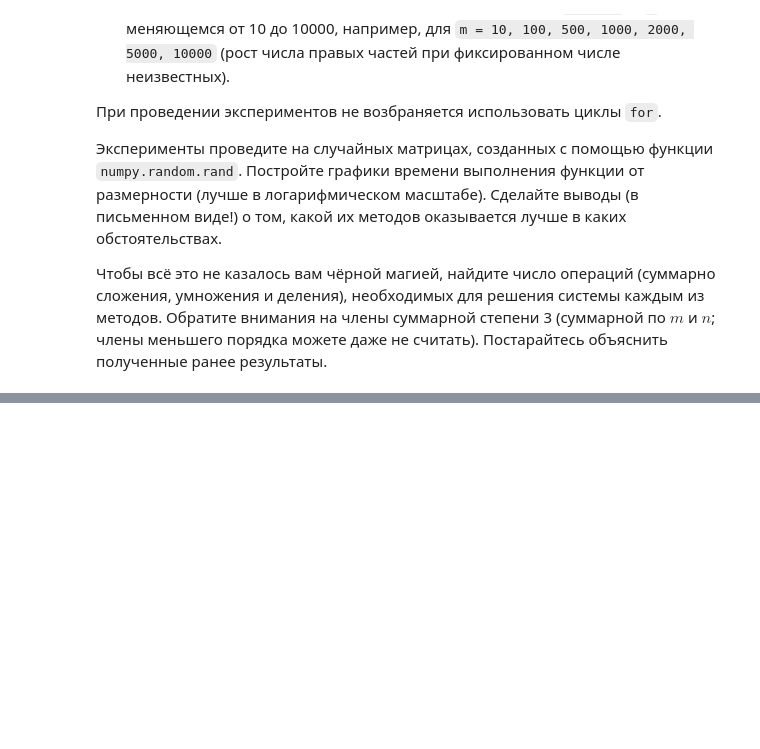
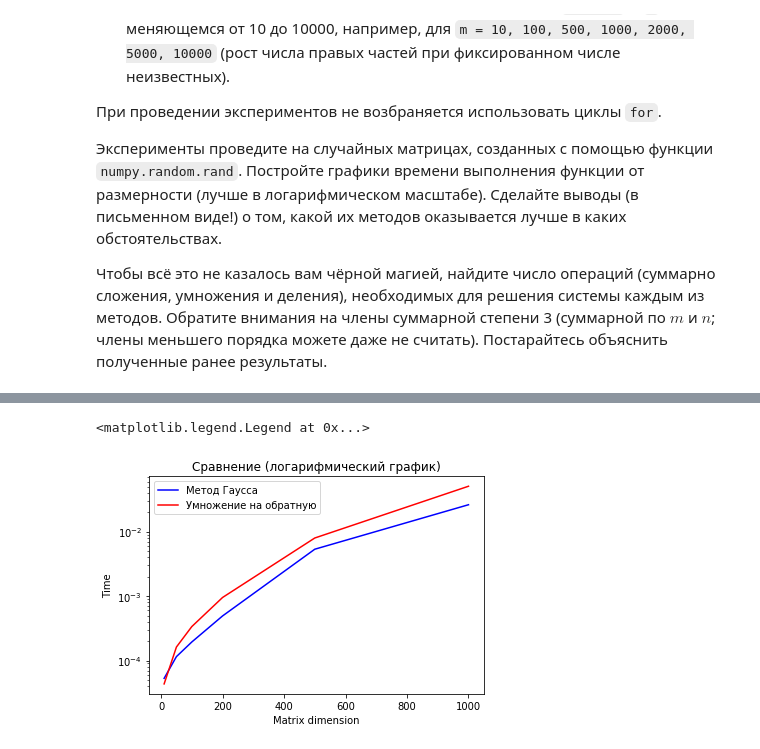
Before and after one commit to AndroidM0nkey/Codes, a Jupyter notebook: HSE Linalg Lab Fall 2019.ipynb, the cells around one changed output, grey strips where cells are left out. Saved outputs shown, nothing was run; the diff lists cells and outputs as text; code cells hidden in the pictures; blank space fills up the shorter version.

```diff
--- a/HSE Linalg Lab Fall 2019.ipynb
+++ b/HSE Linalg Lab Fall 2019.ipynb
@@ -555,0 +658,10 @@ for n_iter in range(max_iter):
+# %%
+plt.semilogy(n, lib_times, color='blue', label='Метод Гаусса')
+plt.semilogy(n, my_times, color='red', label='Умножение на обратную')
+plt.title('Сравнение (логарифмический график)')
+plt.ylabel('Time')
+plt.xlabel('Matrix dimension')
+plt.legend()
+# %% [output]
+<matplotlib.legend.Legend at 0x...>
+[figure, added]
```
Also changed, not shown: parts of 7 cells of this notebook.
